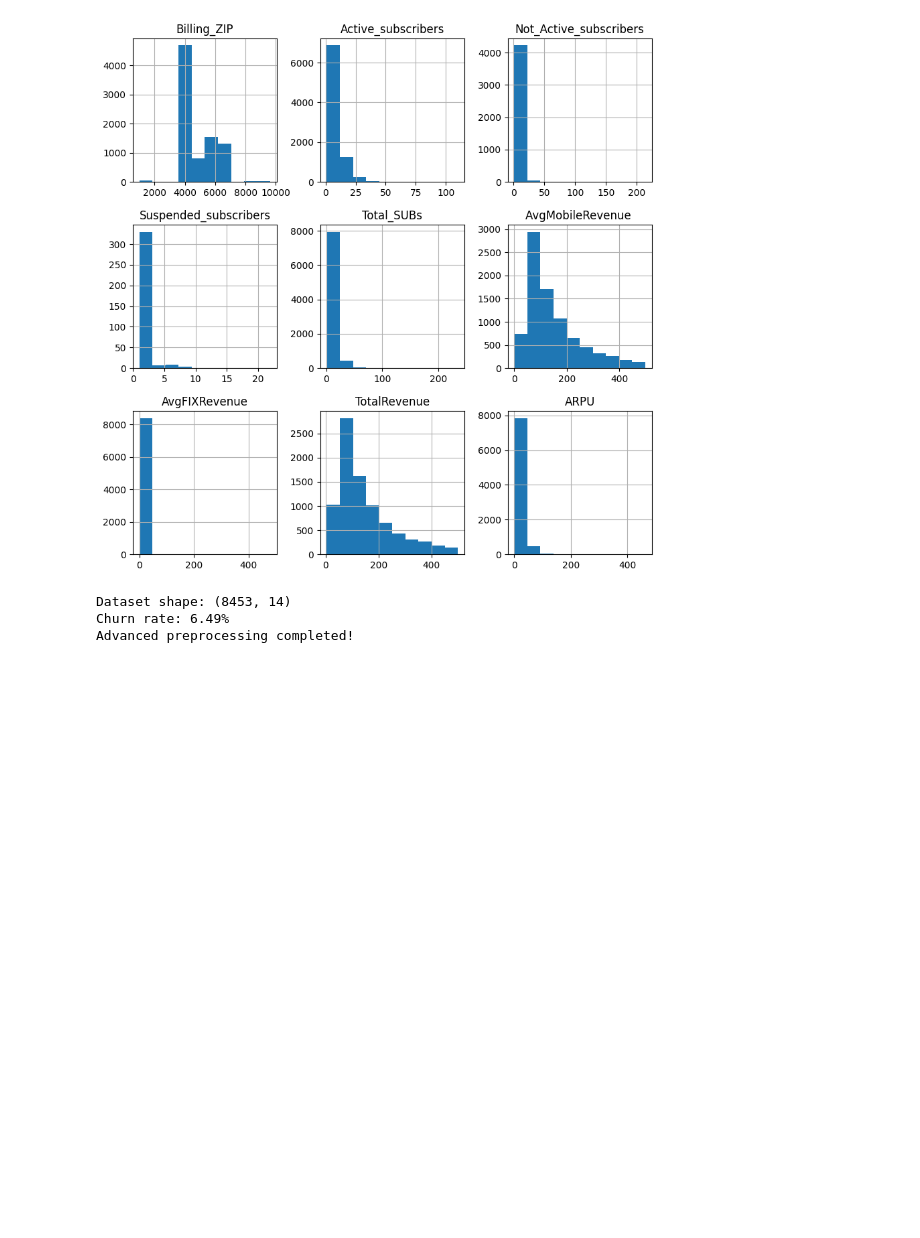
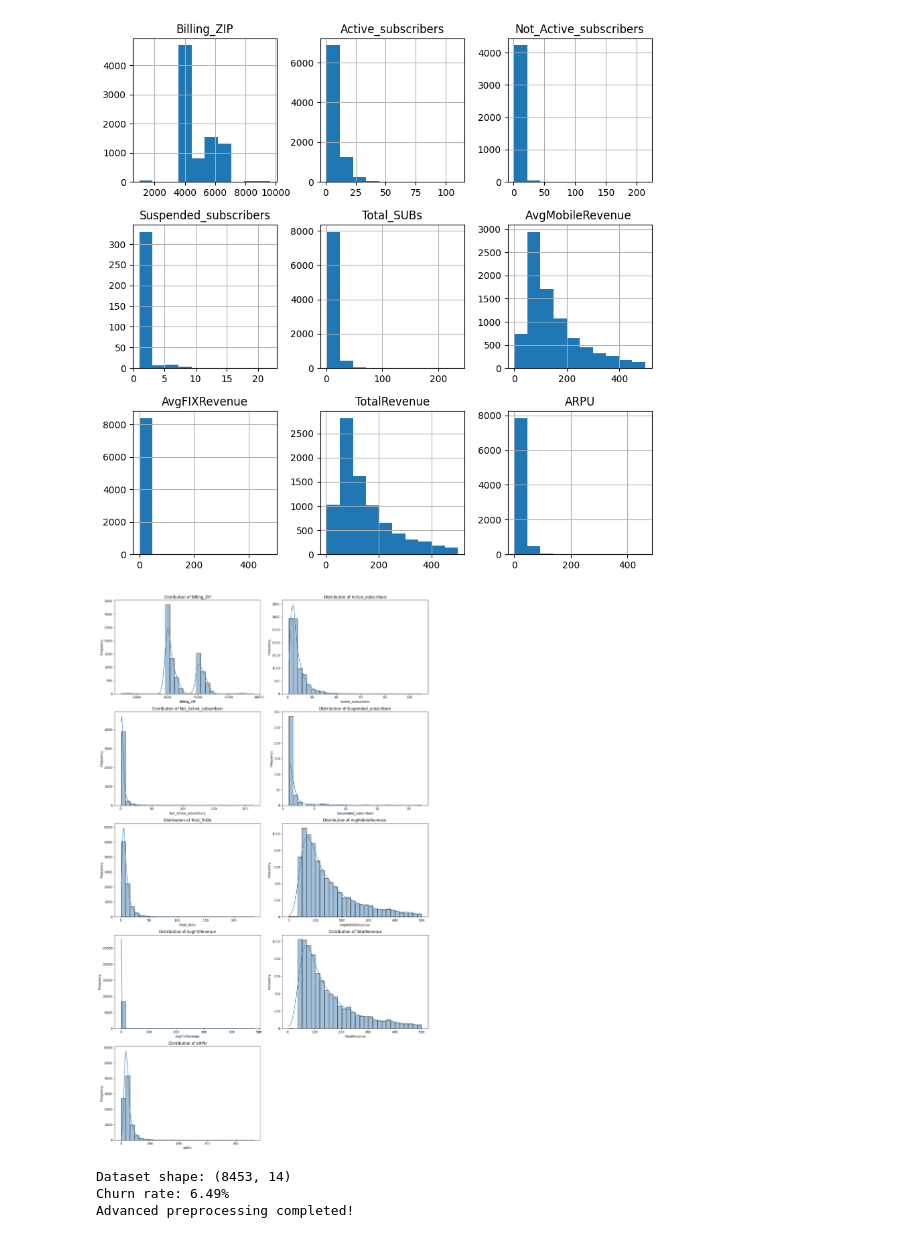
Before and after one commit to adeline-pepela/Module-5, a Jupyter notebook: Predictive and Optimization Analytics/POA-Project/Churn-main/modeling_3.ipynb, the cells around one changed output. Saved outputs shown, nothing was run; the diff lists cells and outputs as text; code cells hidden in the pictures; blank space fills up the shorter version.

```diff
--- a/Predictive and Optimization Analytics/POA-Project/Churn-main/modeling_3.ipynb
+++ b/Predictive and Optimization Analytics/POA-Project/Churn-main/modeling_3.ipynb
@@ -346,6 +346,26 @@ df.hist(figsize=(10, 10))
 plt.show()
 # %% [output]
 [figure]
+# %%
+# Identify all columns and separate by data type
+categorical_columns = df.select_dtypes(include='object').columns
+numerical_columns = df.select_dtypes(include=['int64', 'float64']).columns
+
+import math
+
+# Plot distributions for numerical columns
+n_num = len(numerical_columns)
+plt.figure(figsize=(15, 5 * math.ceil(n_num / 2)))
+for i, col in enumerate(numerical_columns, 1):
+    plt.subplot(math.ceil(n_num / 2), 2, i)
+    sns.histplot(df[col], bins=30, kde=True, color='steelblue')
+    plt.title(f'Distribution of {col}')
+    plt.xlabel(col)
+    plt.ylabel('Frequency')
+plt.tight_layout()
+plt.show()
+# %% [output]
+[figure, added]
 # %%
 # Load data
 url = "https://raw.githubusercontent.com/adeline-pepela/Dissertation/main/data/dataset.csv"
```
